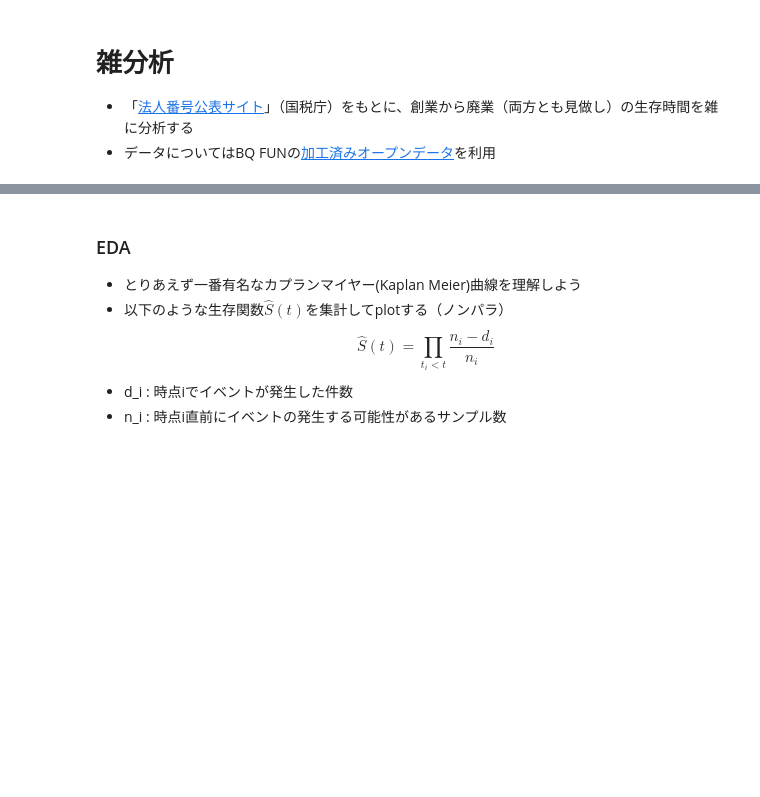
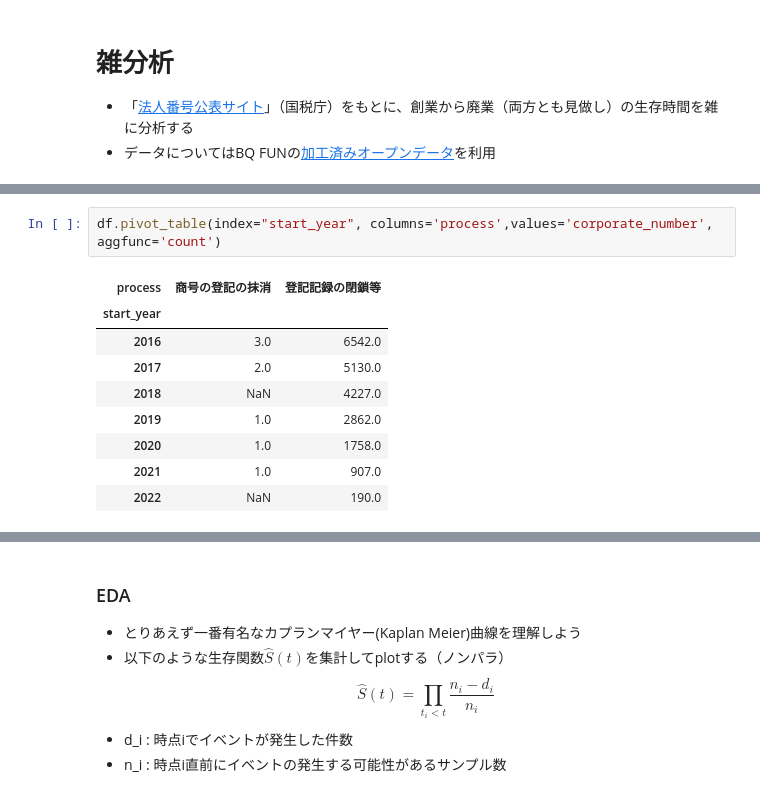
Before and after one commit to MasaAsami/jp_open_data_mokumoku, a Jupyter notebook: notebooks/スタートアップ生存時間.ipynb, the cells around one changed output, grey strips where cells are left out. Cells and saved outputs as stored; diff of their text form; blank space fills up the shorter version.

```diff
--- a/notebooks/スタートアップ生存時間.ipynb
+++ b/notebooks/スタートアップ生存時間.ipynb
@@ -116,0 +118,12 @@ df.sample(5)
+# %%
+df.pivot_table(index="start_year", columns='process',values='corporate_number', aggfunc='count')
+# %% [output]
+| process | 商号の登記の抹消 | 登記記録の閉鎖等 |
+| start_year |  |  |
+| 2016 | 3.0 | 6542.0 |
+| 2017 | 2.0 | 5130.0 |
+| 2018 | NaN | 4227.0 |
+| 2019 | 1.0 | 2862.0 |
+| 2020 | 1.0 | 1758.0 |
+| 2021 | 1.0 | 907.0 |
+| 2022 | NaN | 190.0 |
```
Also changed, not shown: parts of 12 cells of this notebook.
